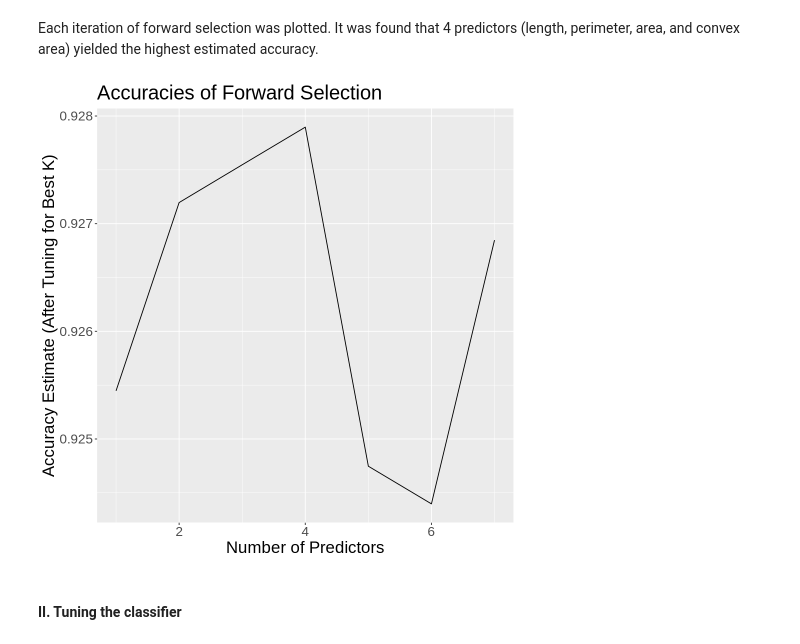
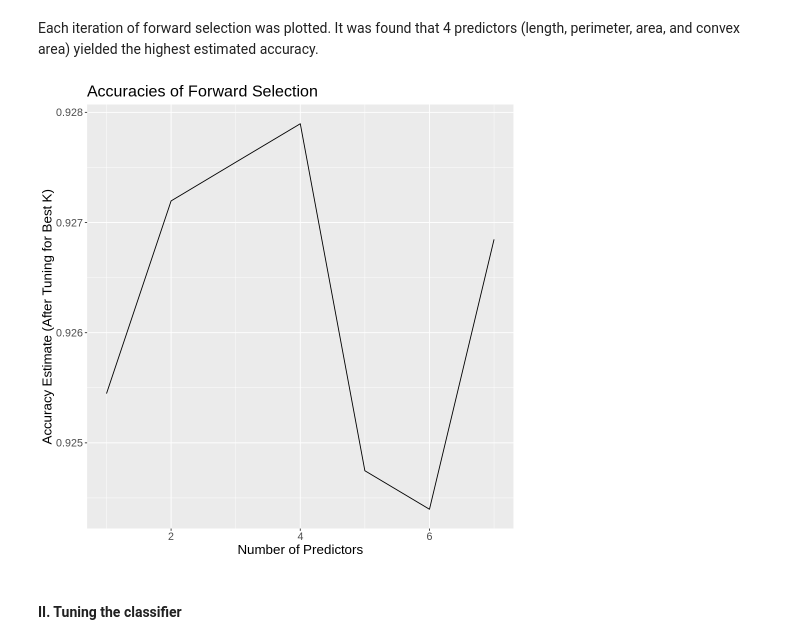
Before and after one commit to trungnguyen21/group_project_dsci, a Jupyter notebook: Group13_Report.ipynb, the cells around one changed output. Cells and saved outputs as stored; diff of their text form; code cells hidden in the pictures.

```diff
--- a/Group13_Report.ipynb
+++ b/Group13_Report.ipynb
@@ -272,15 +272,15 @@ Each iteration of forward selection was plotted. It was found that 4 predictors
 # %%
 ### Create accuracy plot of number of predictors
 accuracies_plot <- accuracies |>
   ggplot(aes(x=size, y= accuracy))+
   geom_line()+
   labs(title = "Accuracies of Forward Selection",
        x = "Number of Predictors",
        y = "Accuracy Estimate (After Tuning for Best K)") +
-  theme(text = element_text(size = 20))
+  theme(text = element_text(size = 16))
 accuracies_plot
 # %% [output]
-[figure, old version]
+[figure, new version]
 # %% [markdown]
 #### II. Tuning the classifier
 # %% [markdown]
```
Also changed, not shown: parts of 2 cells of this notebook.
